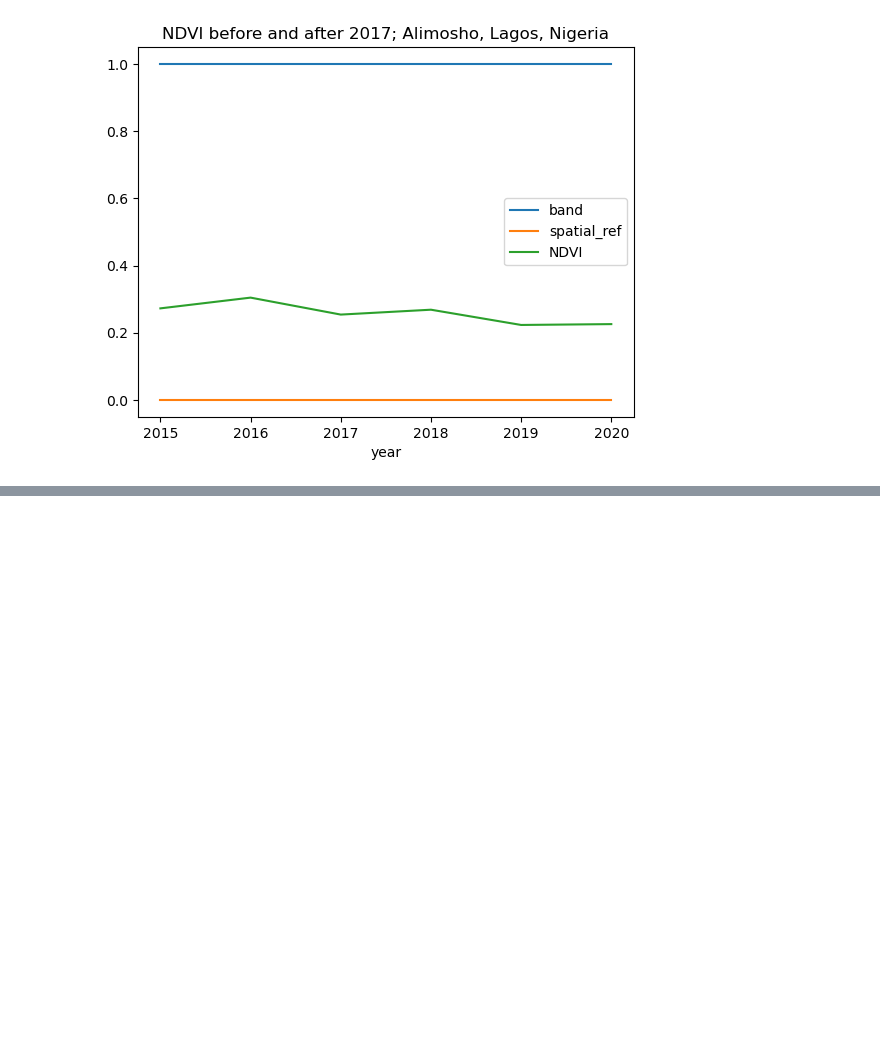
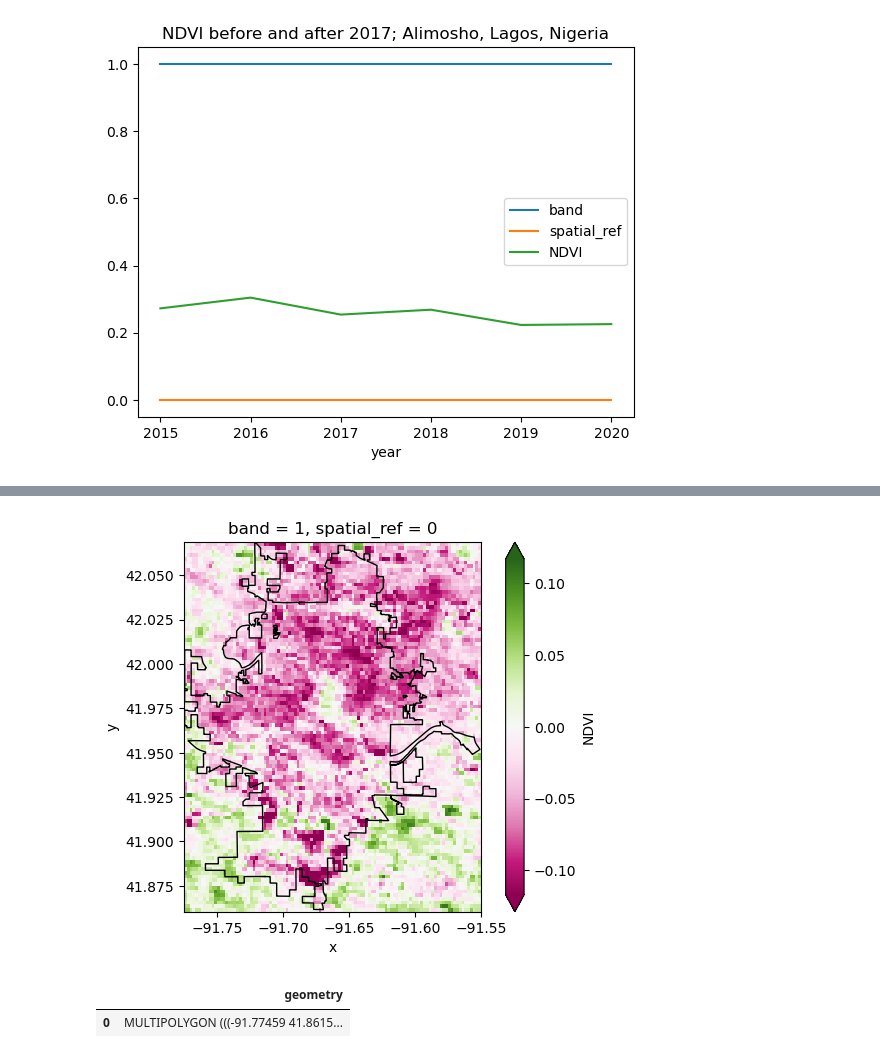
Before and after one commit to cu-esiil-edu/shortcourse-02-vegetation-nquarder, a Jupyter notebook: vegetation.ipynb, the cells around one changed output, grey strips where cells are left out. Saved outputs shown, nothing was run; the diff lists cells and outputs as text; code cells hidden in the pictures; blank space fills up the shorter version.

Commit message:
cedar rapids 2020 derecho ndvi

```diff
--- a/vegetation.ipynb
+++ b/vegetation.ipynb
@@ -774,0 +823,22 @@ jul_ndvi_lagos_df.plot(
+# %%
+cr_das = []
+for cr_path in cr_paths:
+    # Get date from file name
+    doy = cr_path[doy_start:doy_end]
+    date = pd.to_datetime(doy, format='%Y%j')
+
+    # Open dataset
+    da = rxr.open_rasterio(cr_path, masked=True).squeeze()
+
+    # Add date dimension and clean up metadata
+    da = da.assign_coords({'date': date})
+    da = da.expand_dims({'date': 1})
+    da.name = 'NDVI'
+
+    # Multiple by scale factor
+    da = da / scale_factor
+
+    # Prepare for concatenation
+    cr_das.append(da)
+
+len(cr_das)
@@ -774,0 +847,3 @@ jul_ndvi_lagos_df.plot(
+# %%
+cr_da = xr.combine_by_coords(cr_das, coords=['date'])
+cr_da
@@ -774,0 +861,29 @@ jul_ndvi_lagos_df.plot(
+# %%
+# Compute the difference in NDVI before and after the fire
+cr_diff = (
+    cr_da
+        .sel(date=slice('2020', '2023'))
+        .mean('date')
+        .NDVI
+   - cr_da
+        .sel(date=slice('2018', '2020'))
+        .mean('date')
+        .NDVI
+)
+# %%
+# Plot the difference
+fig, ax = plt.subplots()
+
+cr_diff.plot(x='x', y='y', cmap='PiYG', robust=True, ax=ax)
+cr_gdf_dissolve.plot(edgecolor='black', color='none', ax=ax)
+plt.show()
+# %% [output]
+[figure, added]
+# %%
+cr_out_gdf = (
+    gpd.GeoDataFrame(geometry=cr_gdf_dissolve.envelope)
+    .overlay(cr_gdf_dissolve, how='difference'))
+cr_out_gdf
+# %% [output]
+|  | geometry |
+| 0 | MULTIPOLYGON (((-91.77459 41.8615... |
```
Also changed, not shown: parts of 11 cells of this notebook.
